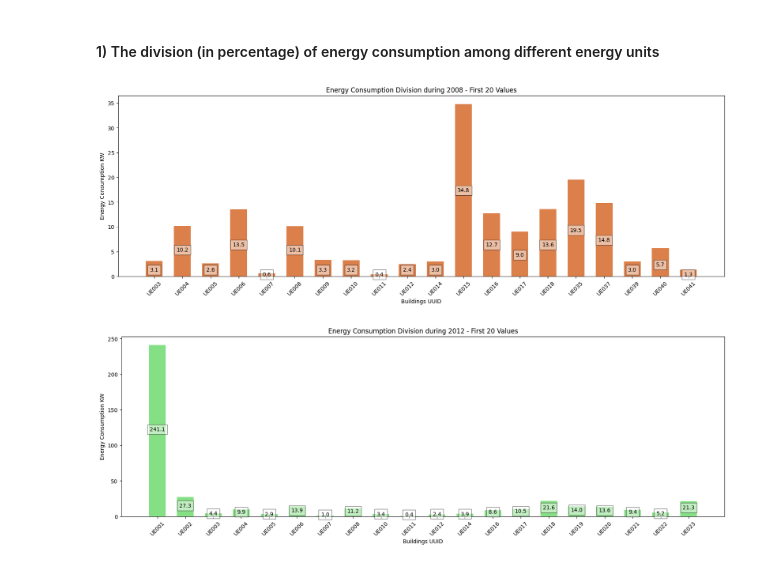
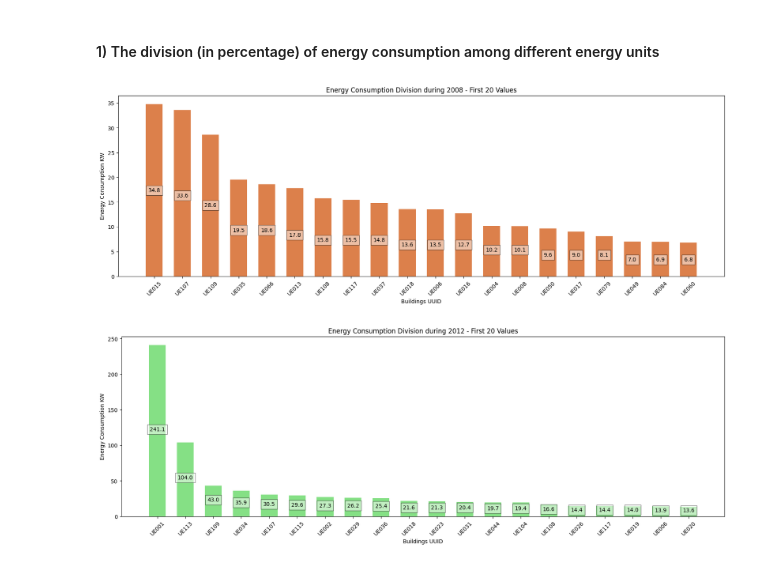
Before and after one commit to matteoForoni/energy-consumption-re, a Jupyter notebook: energy_consumption_re_analysis.ipynb, the cells around one changed output. Drawn from its saved outputs; the diff is of its cells as text; code cells hidden in the pictures.

```diff
--- a/energy_consumption_re_analysis.ipynb
+++ b/energy_consumption_re_analysis.ipynb
@@ -474,20 +498,21 @@ memory usage: 4.6+ KB
 # %%
 ### Graph 1 --> Energy Consumption Division during 2008
 
 ### Analysis values
 year = 2008
 data_range = 20
 fig_size = (20,6)
 
 ### Prepare data
 mask_year_2008 = ee_dataset['YEAR'] == year
 y2008_data = ee_dataset[mask_year_2008]['CONSUMPTION']
-#print(y2008_data.index.values)
+y2008_data = y2008_data.sort_values(ascending=False)
+#print(y2008_data)
 
 ## Plot Graphs
 bar_plot(fig_size, y2008_data.index.values, y2008_data.values, data_range, 'Buildings UUID', 'Energy Consumption KW', 'Energy Consumption Division during 2008 - First 20 Values', y_labels=True, xrotation=True )
 # %% [output]
-[figure, old version]
+[figure, new version]
 # %%
 ### Graph 2 --> Energy Consumption Division during 2012
 
@@ -499,9 +524,10 @@ fig_size = (20,6)
 ### Prepare data
 mask_year = ee_dataset['YEAR'] == year
 byyear_data = ee_dataset[mask_year]['CONSUMPTION']
+byyear_data = byyear_data.sort_values(ascending=False)
 #print(y2008_data.index.values)
 
 ## Plot Graphs
 bar_plot(fig_size, byyear_data.index.values, byyear_data.values, data_range, 'Buildings UUID', 'Energy Consumption KW', 'Energy Consumption Division during 2012 - First 20 Values', color='#85e085', y_labels=True, xrotation=True )
 # %% [output]
-[figure, old version]
+[figure, new version]
```
Also changed, not shown: parts of 6 cells of this notebook.
